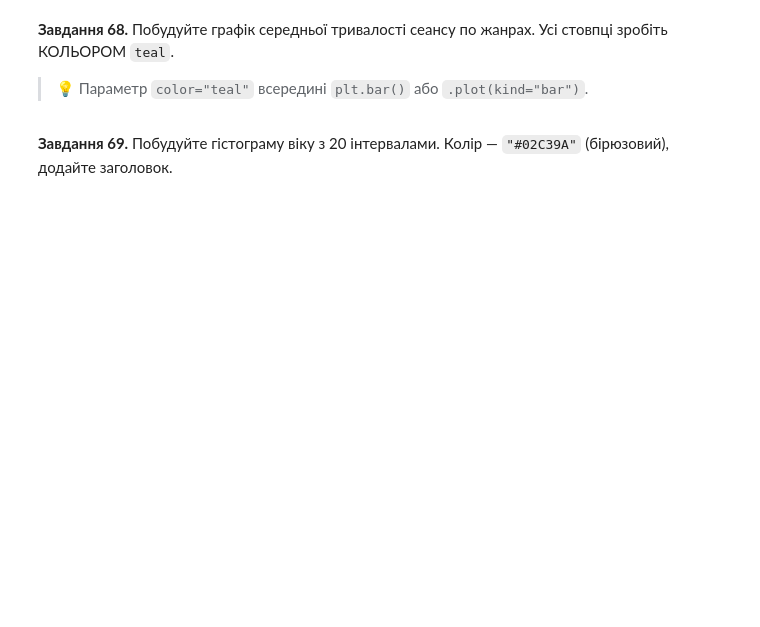
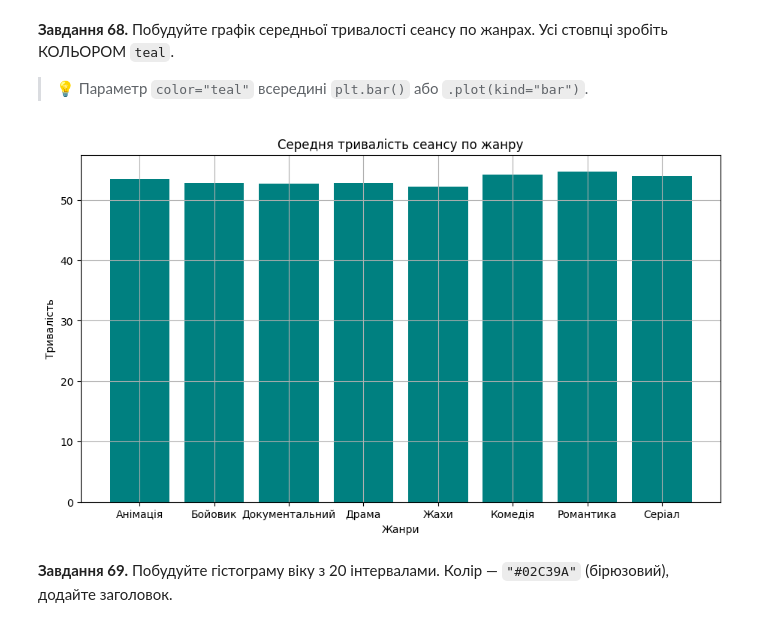
Before and after one commit to zzzer0-wav/myDTA_2026, a Jupyter notebook: DTA_homework/PANDAS_viz_practice_80tasks.ipynb, the cells around one changed output. Drawn from its saved outputs; the diff is of its cells as text; code cells hidden in the pictures; blank space fills up the shorter version.

```diff
--- a/DTA_homework/PANDAS_viz_practice_80tasks.ipynb
+++ b/DTA_homework/PANDAS_viz_practice_80tasks.ipynb
@@ -1244,2 +1236,15 @@ plt.bar()
+# %%
+# Завдання 68:
+plt.figure(figsize=(11, 6))
+avg_dur_genre = sess.groupby('genre')['duration_min'].mean().round(2)
+plt.bar(avg_dur_genre.index, avg_dur_genre.values, color='teal')
+plt.title('Середня тривалість сеансу по жанру')
+plt.xlabel('Жанри')
+plt.ylabel('Тривалість')
+plt.grid(True)
+
+plt.show()
+# %% [output]
+[figure, added]
 # %% [markdown]
 **Завдання 69.** Побудуйте гістограму віку з 20 інтервалами. Колір — `"#02C39A"` (бірюзовий), додайте заголовок.
```
Also changed, not shown: parts of 28 cells of this notebook.
